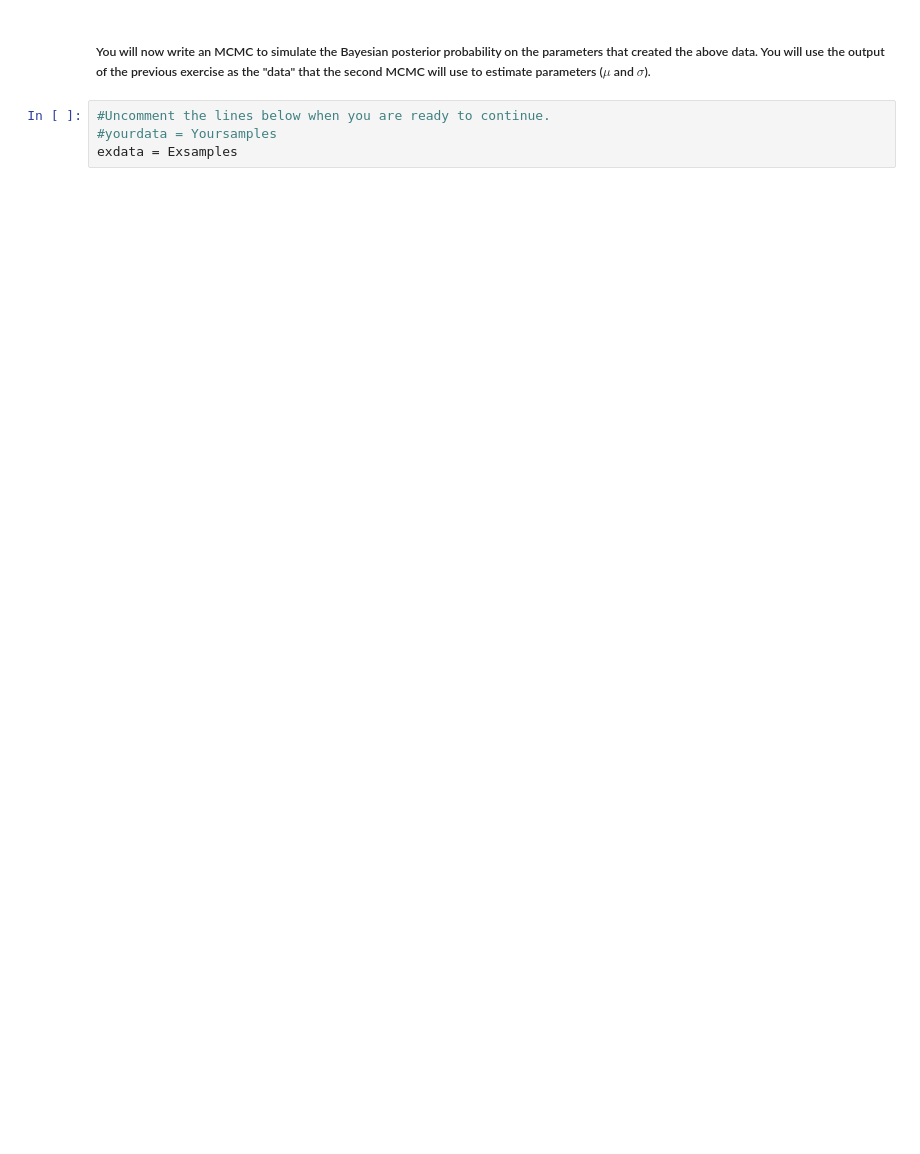
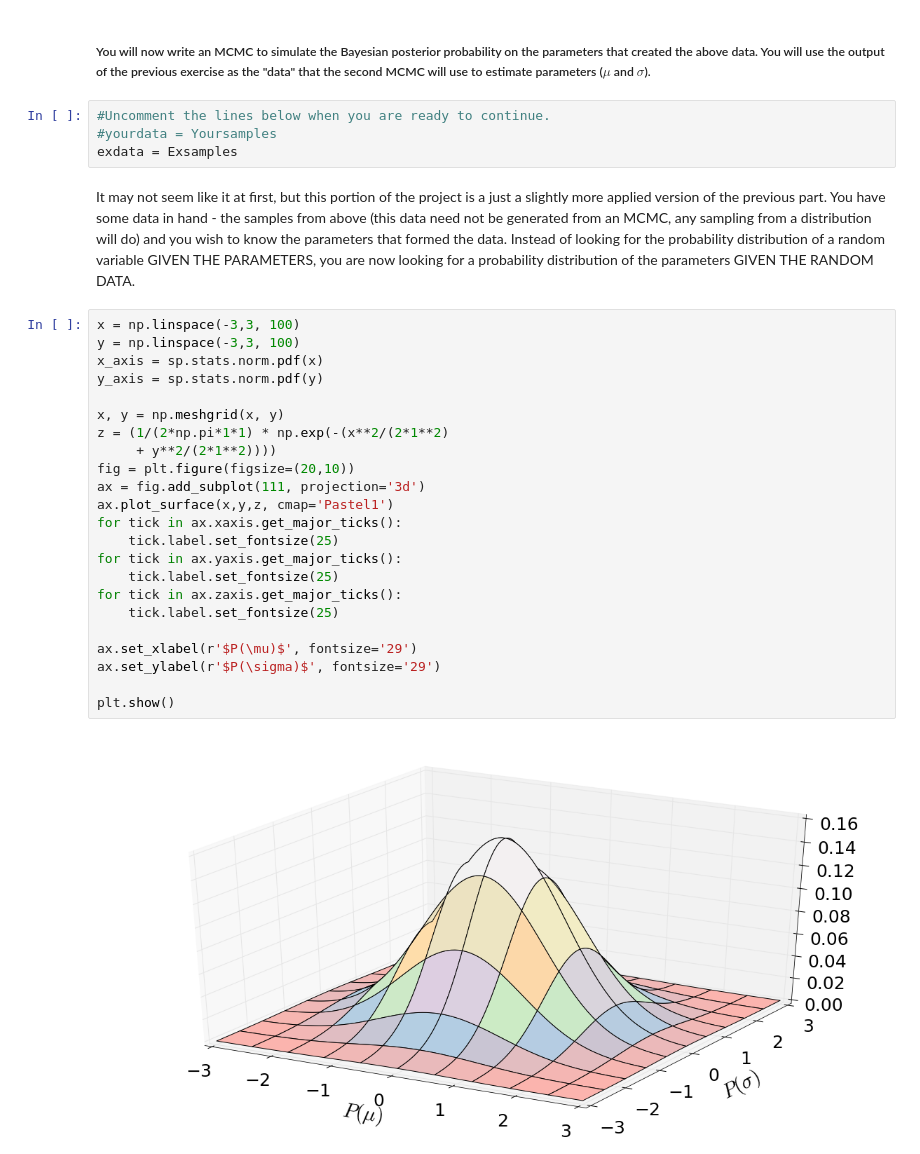
Before and after one commit to scottcoughlin2014/NUIntroductionToLIGO, a Jupyter notebook: Intro to MCMC.ipynb, the cells around one changed output. Cells and saved outputs as stored; diff of their text form; blank space fills up the shorter version.

```diff
--- a/Intro to MCMC.ipynb
+++ b/Intro to MCMC.ipynb
@@ -179,3 +183,30 @@ plt.ylabel('Occurances')
 #Uncomment the lines below when you are ready to continue.
 #yourdata = Yoursamples
 exdata = Exsamples
+# %% [markdown]
+It may not seem like it at first, but this portion of the project is a just a slightly more applied version of the previous part. You have some data in hand - the samples from above (this data need not be generated from an MCMC, any sampling from a distribution will do) and you wish to know the parameters that formed the data. Instead of looking for the probability distribution of a random variable GIVEN THE PARAMETERS, you are now looking for a probability distribution of the parameters GIVEN THE RANDOM DATA.
+# %%
+x = np.linspace(-3,3, 100)
+y = np.linspace(-3,3, 100)
+x_axis = sp.stats.norm.pdf(x)
+y_axis = sp.stats.norm.pdf(y)
+
+x, y = np.meshgrid(x, y)
+z = (1/(2*np.pi*1*1) * np.exp(-(x**2/(2*1**2)
+     + y**2/(2*1**2))))
+fig = plt.figure(figsize=(20,10))
+ax = fig.add_subplot(111, projection='3d')
+ax.plot_surface(x,y,z, cmap='Pastel1')
+for tick in ax.xaxis.get_major_ticks():
+    tick.label.set_fontsize(25)
+for tick in ax.yaxis.get_major_ticks():
+    tick.label.set_fontsize(25)
+for tick in ax.zaxis.get_major_ticks():
+    tick.label.set_fontsize(25)
+
+ax.set_xlabel(r'$P(\mu)$', fontsize='29')
+ax.set_ylabel(r'$P(\sigma)$', fontsize='29')
+
+plt.show()
+# %% [output]
+[figure, added]
```
Also changed, not shown: parts of 9 cells of this notebook.
